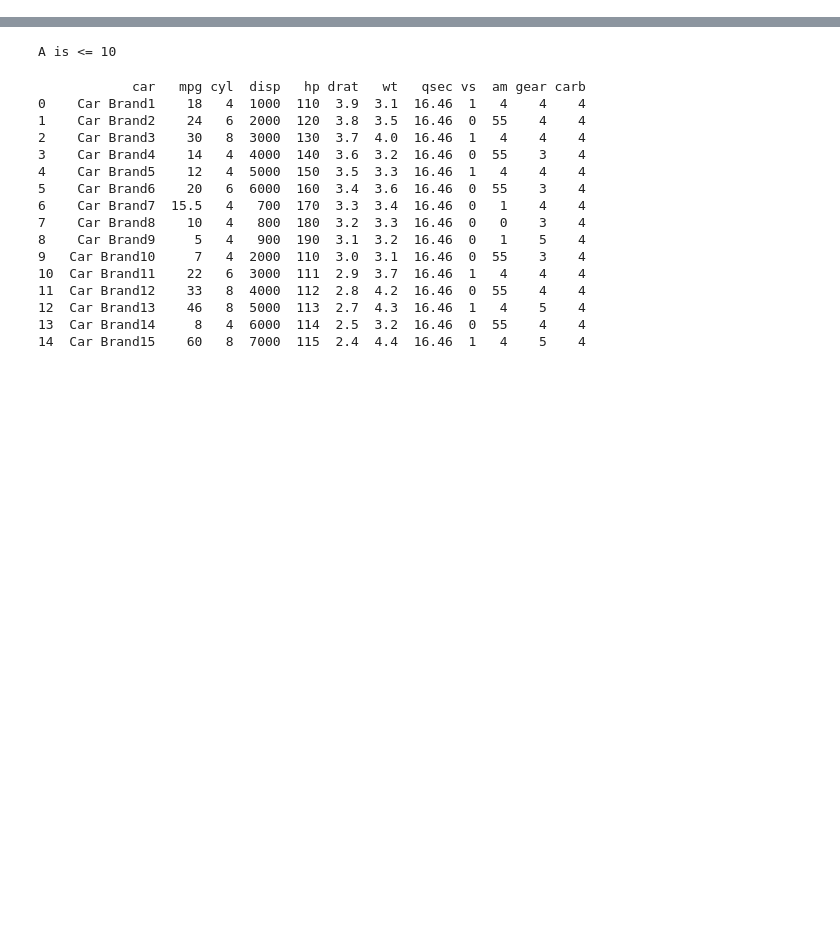
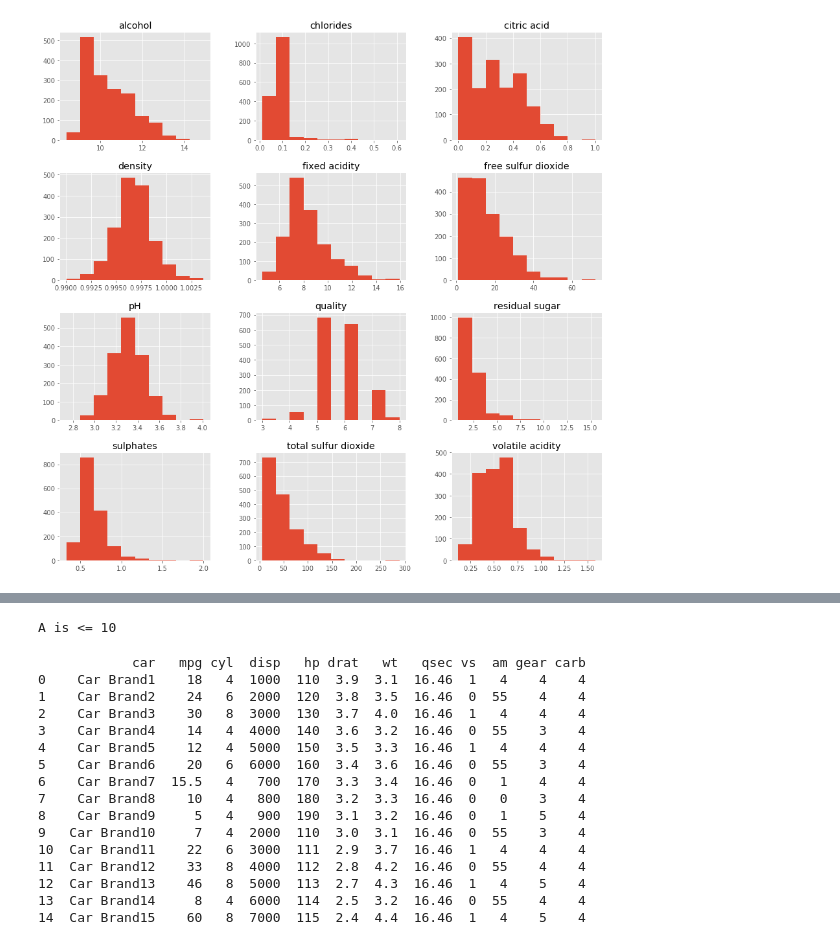
Before and after one commit to svsamipillai/jupyternotebooks, a Jupyter notebook: Pandas SQLContext Basics.ipynb, the cells around one changed output, grey strips where cells are left out. Saved outputs shown, nothing was run; the diff lists cells and outputs as text; code cells hidden in the pictures; blank space fills up the shorter version.

```diff
--- a/Pandas SQLContext Basics.ipynb
+++ b/Pandas SQLContext Basics.ipynb
@@ -0,0 +1,14 @@
+# %%
+import pandas as pd
+import matplotlib.pyplot as plt
+
+plt.style.use('ggplot')
+df = pd.read_csv('http://archive.ics.uci.edu/ml/machine-learning-databases/wine-quality/winequality-red.csv ' , sep = ';')
+X = df.drop('quality' , 1).values # drop target variable
+y1 = df['quality'].values
+
+pd.DataFrame.hist(df, figsize = [15,15]);
+
+plt.show()
+# %% [output]
+[figure, added]
```
Also changed, not shown: parts of 5 cells of this notebook.
